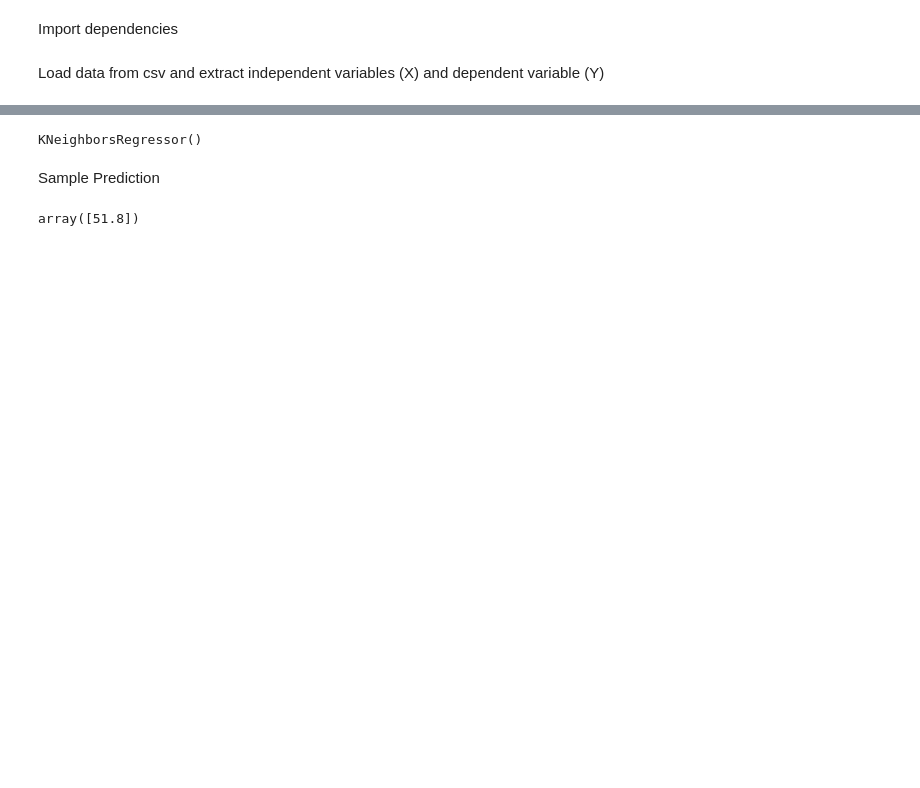
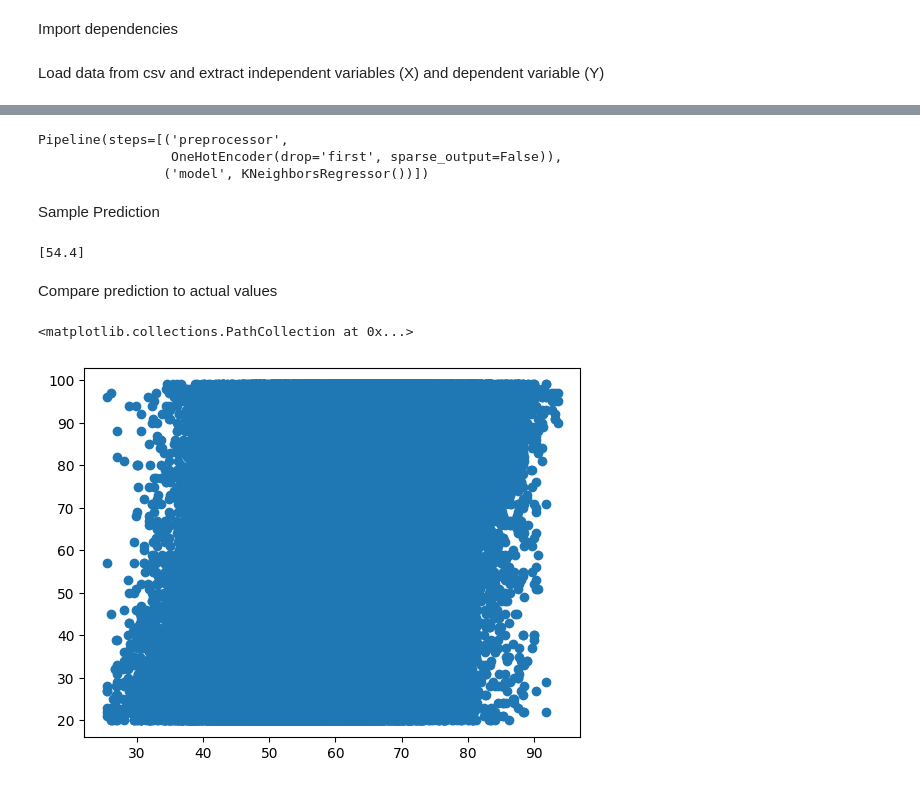
Before and after one commit to worldzhy/scheduling, a Jupyter notebook: forecast/capacity.ipynb, the cells around one changed output, grey strips where cells are left out. Saved outputs shown, nothing was run; the diff lists cells and outputs as text; code cells hidden in the pictures; blank space fills up the shorter version.

```diff
--- a/forecast/capacity.ipynb
+++ b/forecast/capacity.ipynb
@@ -27,11 +19,31 @@ Appy model (KNeighbor regressor) and make the model learn from data
 # %%
-mod = KNeighborsRegressor()
-mod.fit(X_encoded, y)
+pipe = Pipeline([
+    ('preprocessor', OneHotEncoder(sparse_output=False, drop='first')),
+    ('model', KNeighborsRegressor())
+])
+pipe.fit(X, y)
 # %% [output]
-KNeighborsRegressor()
+Pipeline(steps=[('preprocessor',
+                 OneHotEncoder(drop='first', sparse_output=False)),
+                ('model', KNeighborsRegressor())])
 # %% [markdown]
 Sample Prediction
+# %%
+print(pipe.predict(pd.DataFrame({
+    'studio': ['s5'],
+    'day': ['d6'],
+    'program': ['p106'],
+    'coach': ['c206'],
+    'timeslot': ['t304']
+})))
+# %% [output]
+[54.4]
+# %% [markdown]
+Compare prediction to actual values
 # %%
-mod.predict(np.array([1, 2, 3, 1, 1]).reshape(1, -1))
+pred = pipe.predict(X)
-# %% [output]
-array([51.8])
+# %%
+plt.scatter(pred, y)
+# %% [output]
+<matplotlib.collections.PathCollection at 0x...>
+[figure, added]
```
Also changed, not shown: parts of 4 cells of this notebook.
